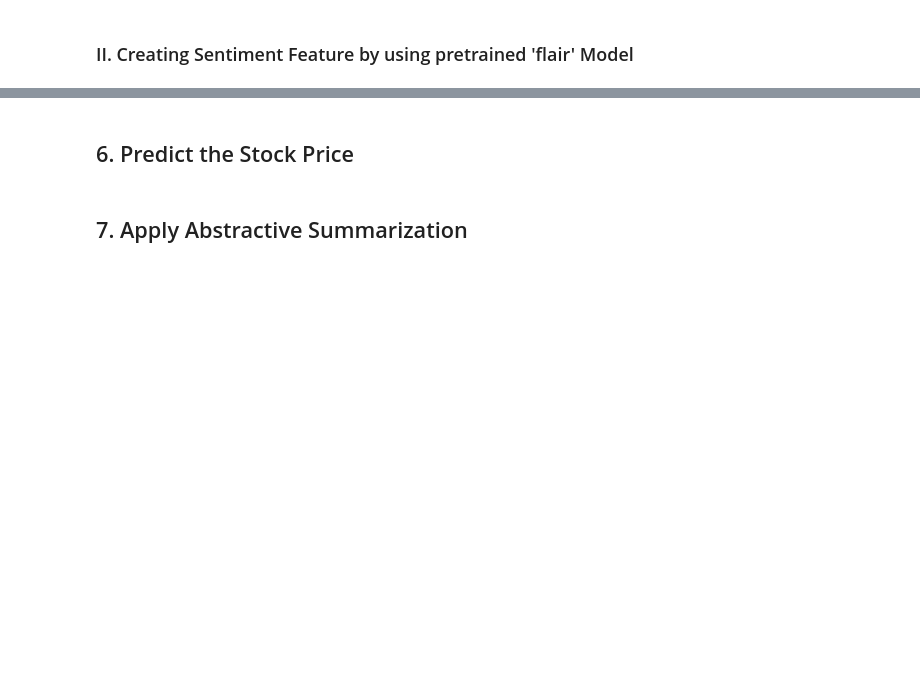
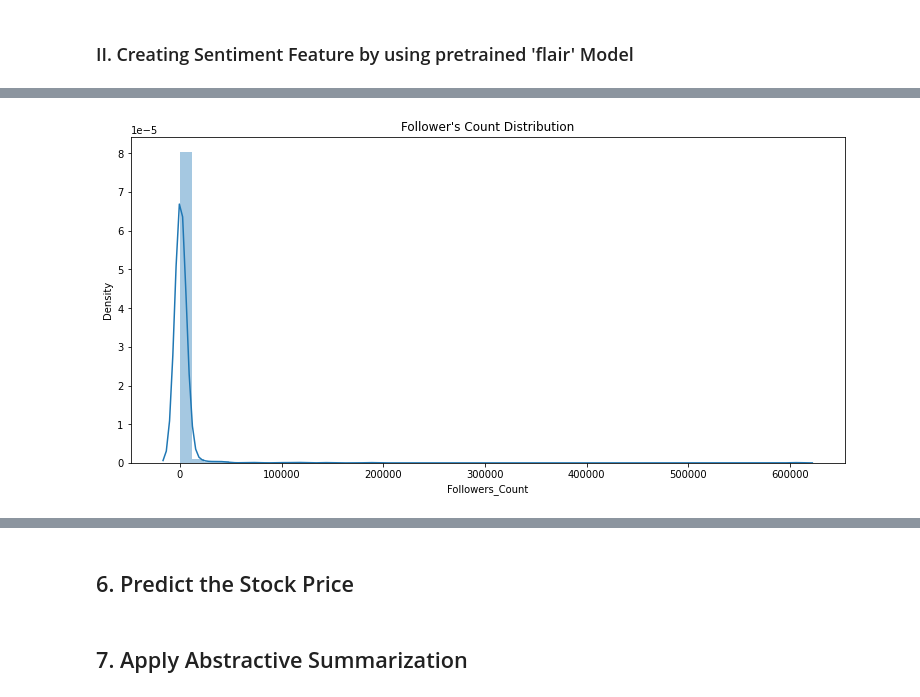
Before and after one commit to anjanshrestha123/Sentiment-Analysis-for-Stock-Price-Prediction, a Jupyter notebook: sentiment_analysis_stock_market_prediction.ipynb, the cells around one changed output, grey strips where cells are left out. Saved outputs shown, nothing was run; the diff lists cells and outputs as text; code cells hidden in the pictures; blank space fills up the shorter version.

```diff
--- a/sentiment_analysis_stock_market_prediction.ipynb
+++ b/sentiment_analysis_stock_market_prediction.ipynb
@@ -281,4 +237,0 @@ stock_price[date]
-# %%
-df['Created_At'] = pd.Series(map(format_date,df['Created_At']))
-# %%
-df['price'] = pd.Series([stock_price[mydate] for mydate in df['Created_At']])
@@ -291,7 +237,0 @@ df.shape
-# %%
-def is_pos(sentiment):
-    if sentiment=='POSITIVE':
-        return 1
-    else:
-        return -1
-df['Sentiment'] = pd.Series([is_pos(sentiment) for sentiment in df['Sentiment']])
@@ -332,0 +240,7 @@ print(y_test.shape)
+# %%
+def is_pos(sentiment):
+    if sentiment=='POSITIVE':
+        return 1
+    else:
+        return -1
+df[SENTIMENT] = pd.Series([is_pos(sentiment) for sentiment in df[SENTIMENT]])
@@ -332,0 +264,5 @@ print(y_test.shape)
+# %%
+plt.figure(figsize=(12.8,6))
+sns.distplot(df[FOLLOWERS_COUNT]).set_title('Follower\'s Count Distribution');
+# %% [output]
+[figure, added]
```
Also changed, not shown: parts of 54 cells of this notebook.
